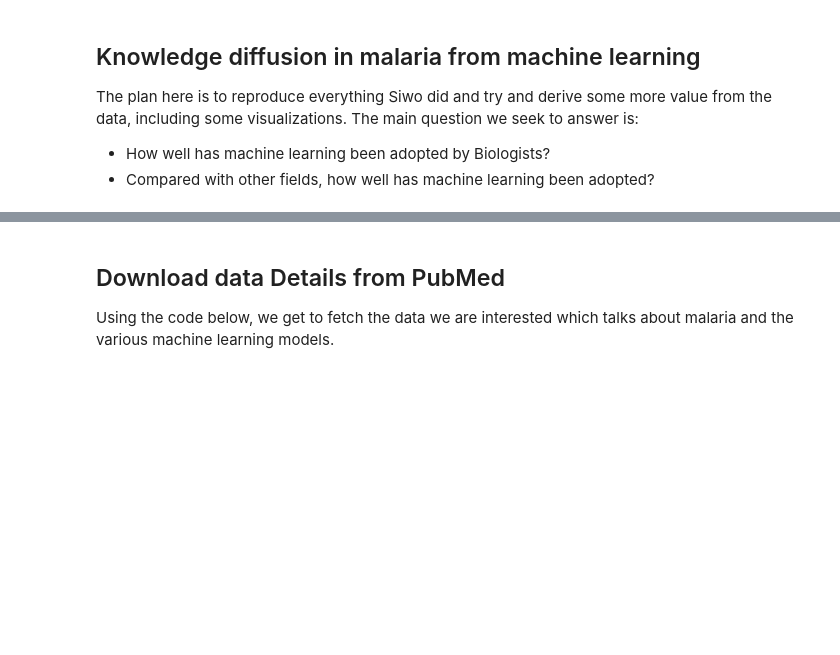
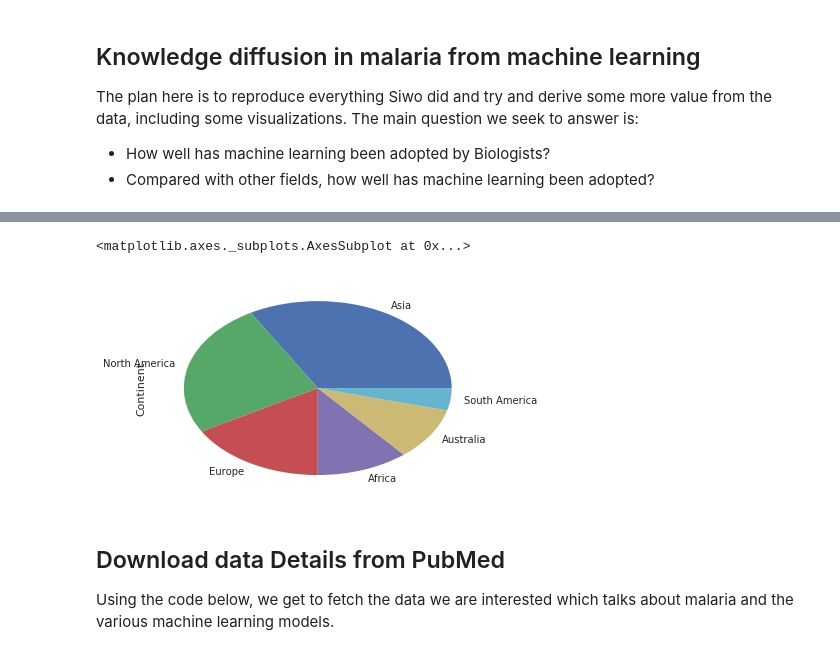
Before and after one commit to kipkurui/MachineLearning4Malaria, a Jupyter notebook: Data_fetching_and_Analysis.ipynb, the cells around one changed output, grey strips where cells are left out. Drawn from its saved outputs; the diff is of its cells as text; code cells hidden in the pictures; blank space fills up the shorter version.

Commit message:
add country plots

```diff
--- a/Data_fetching_and_Analysis.ipynb
+++ b/Data_fetching_and_Analysis.ipynb
@@ -4,3 +4,13 @@
 The plan here is to reproduce everything Siwo did and try and derive some more value from the data, including some visualizations. The main question we seek to answer is:
 - How well has machine learning been adopted by Biologists?
 - Compared with other fields, how well has machine learning been adopted?
+# %%
+import pandas as pd
+import seaborn as sns
+import matplotlib.pyplot as plt
+
+sns.set(style="whitegrid")
+iris = sns.load_dataset("iris")
+
+# "Melt" the dataset to "long-form" or "tidy" representation
+iris = pd.melt(iris, "species", var_name="measurement")
@@ -6,0 +38,2 @@ The plan here is to reproduce everything Siwo did and try and derive some more v
+# %%
+countries = pd.read_table('countries.txt')
@@ -6,0 +60,5 @@ The plan here is to reproduce everything Siwo did and try and derive some more v
+# %%
+countries.Continent.value_counts().plot(kind='pie')
+# %% [output]
+<matplotlib.axes._subplots.AxesSubplot at 0x...>
+[figure, added]
```
Also changed, not shown: parts of 12 cells of this notebook, 4 other files.
